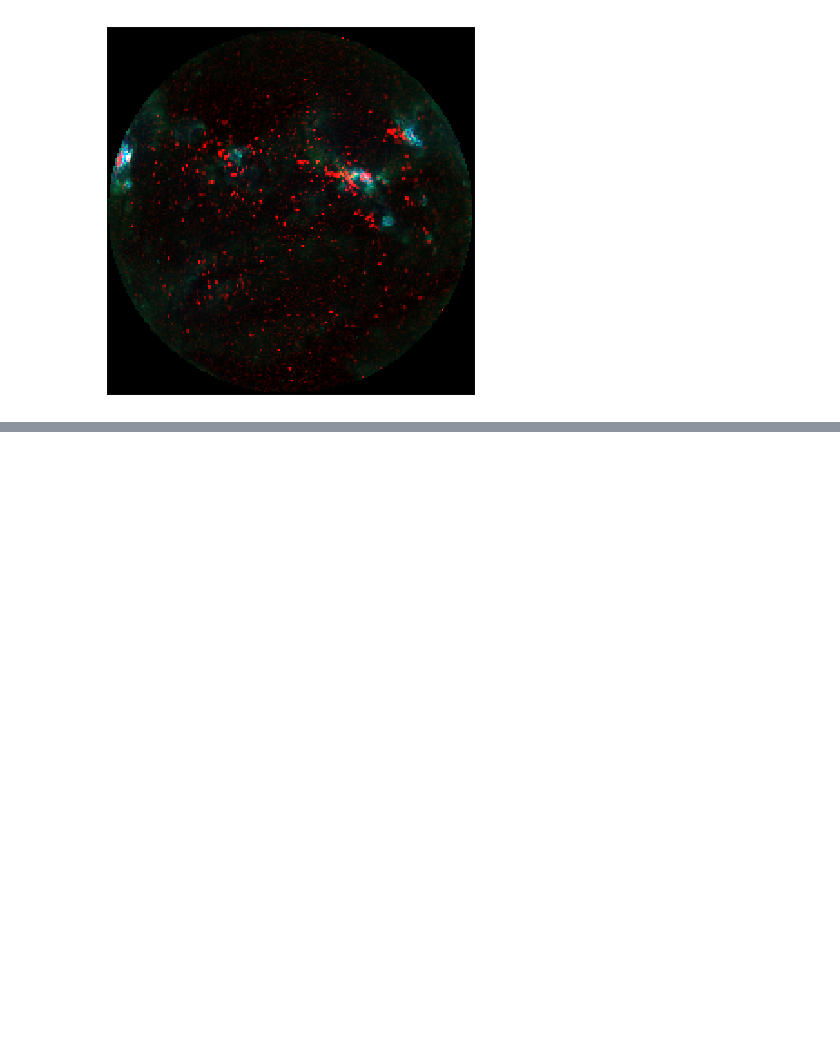
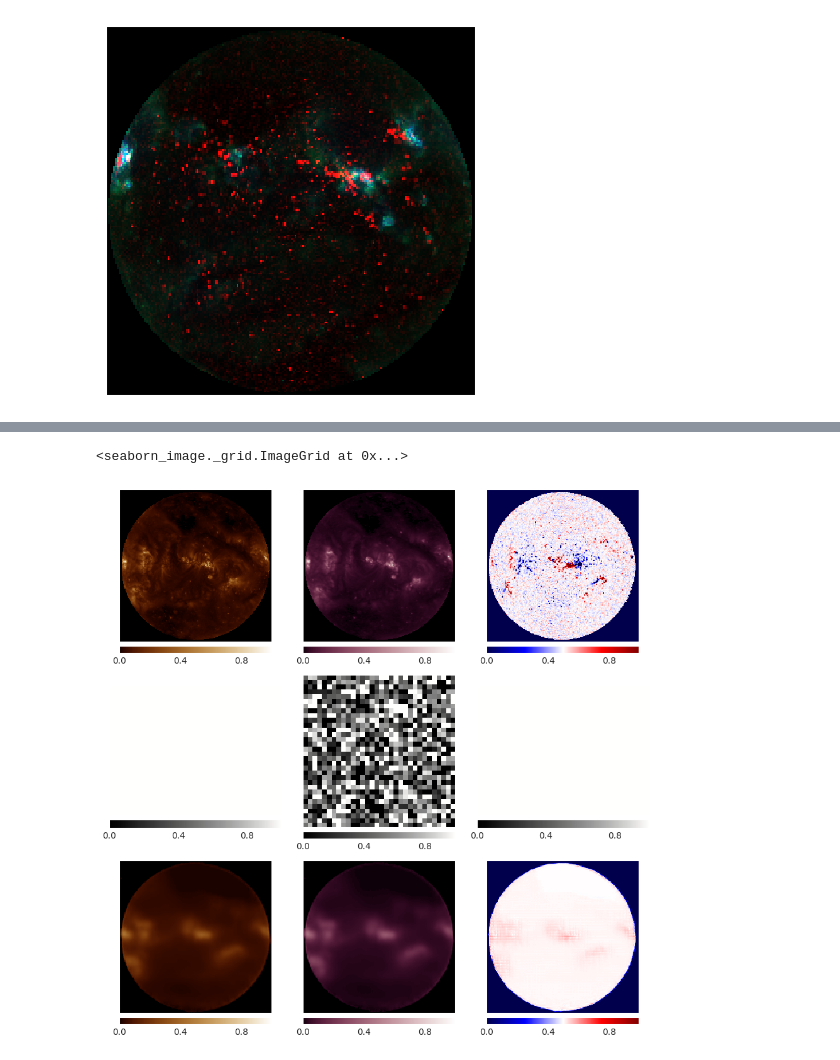
Before and after one commit to eugenioLR/TFM_sun_Autoencoders, a Jupyter notebook: autoencoder_xception_3c_2016.ipynb, the cells around one changed output, grey strips where cells are left out. Saved outputs shown, nothing was run; the diff lists cells and outputs as text; code cells hidden in the pictures; blank space fills up the shorter version.

```diff
--- a/autoencoder_xception_3c_2016.ipynb
+++ b/autoencoder_xception_3c_2016.ipynb
@@ -199,0 +201,23 @@ isns.ImageGrid(test_img_channels+decoded_img_channels, cmap=["sdoaia193", "sdoai
+# %%
+test_img = np.array(random.choices(input_test, k=1))
+mean, var, code = encoder(test_img)
+decoded = decoder(code)
+
+test_img_channels = [i for i in test_img[0].transpose(2,0,1)]
+
+
+code = (utils.square_dims_vector(np.asarray(code[0])) + 1)/2
+code_img = [np.ones((3,4)), code, np.ones((3,4))]
+
+decoded_img_channels = [i for i in np.asarray(decoded[0]).transpose(2,0,1)]
+
+isns.ImageGrid(
+    test_img_channels+code_img+decoded_img_channels,
+    cmap=["sdoaia193", "sdoaia211", "seismic"] + ["gray"]*3 + ["sdoaia193", "sdoaia211", "seismic"],
+    orientation="h",
+    vmin=0,
+    vmax=1
+)
+# %% [output]
+<seaborn_image._grid.ImageGrid at 0x...>
+[figure, added]
```
Also changed, not shown: parts of 7 cells of this notebook, 11 other files.
